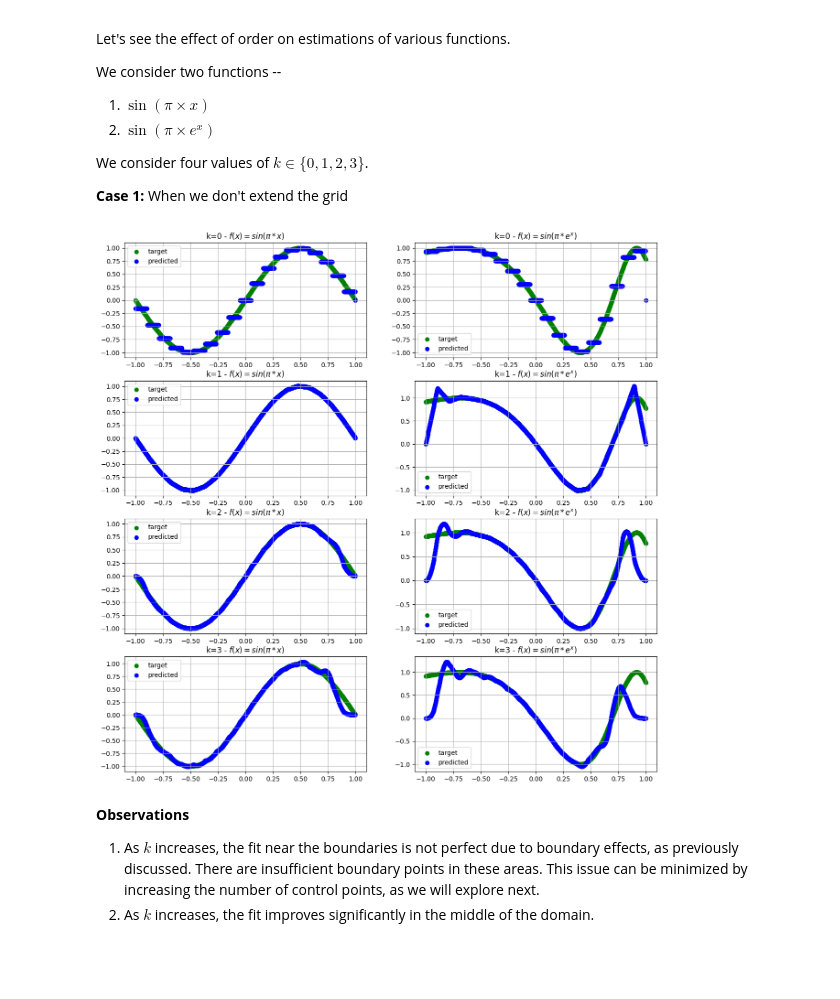
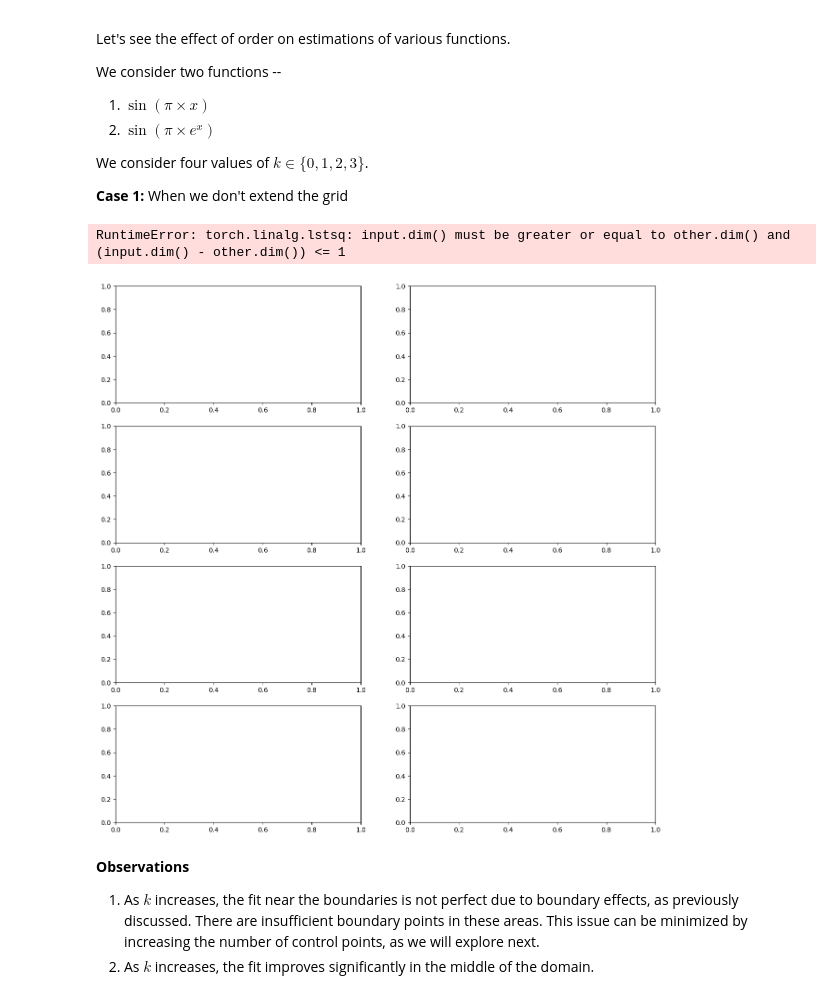
Before and after one commit to HsiuWen/SciML_PPP, a Jupyter notebook: KAN_Bsplines.ipynb, the cells around one changed output. Cells and saved outputs as stored; diff of their text form; code cells hidden in the pictures; blank space fills up the shorter version.

```diff
--- a/KAN_Bsplines.ipynb
+++ b/KAN_Bsplines.ipynb
@@ -222,22 +230,18 @@ def eval_basis_functions(x_eval, grid, k):
 # %%
 grid = torch.linspace(-1, 1, steps=10)
 x = torch.linspace(-1, 1, steps=1000) # we take the entire domain to plot the basis function as a function of x
-
-print(f"Grid: Shape:{grid.shape}, values:", grid)
-print(f"x: Shape:{x.shape}, values:", x[:5])
 
 # Reshape so that each x can be compared to each control point
 grid_ = grid.unsqueeze(dim=0)
 x_ = x.unsqueeze(dim=1)
 
+value1, grid_ex1 = eval_basis_functions(x_, grid_, k=0)
 
-value1 = eval_basis_functions(x_, grid_, k=0)
+value2,grid_ex2 = eval_basis_functions(x_, grid_, k=1)
 
-value2 = eval_basis_functions(x_, grid_, k=1)
+value3,grid_ex3 = eval_basis_functions(x_, grid_, k=2)
 
-value3 = eval_basis_functions(x_, grid_, k=2)
-
-value4 = eval_basis_functions(x_, grid_, k=3)
+value4,grid_ex4 = eval_basis_functions(x_, grid_, k=3)
 
 print(f"k=0, number of basis functions: {value1.shape[-1]}")
 print(f"k=1, number of basis functions: {value2.shape[-1]}")
@@ -310,51 +315,42 @@ x = torch.linspace(-1, 1, steps=1000) # we take the entire domain to plot the ba
 grid_ = grid.unsqueeze(dim=0)
 x_ = x.unsqueeze(dim=1)
 
-k = 0 # This gives us basis functions for order 0
-value1 = (x_ >= grid_[:,:-1]) * (x_ < grid_[:, 1:])
+value1, grid_ex1 = eval_basis_functions(x_, grid_, k=0, extend_on='false')
 
-k = 1 # This gives us basis functions for order 1
-value21 = (x_ - grid_[:, :-(k+1)]) / (grid_[:, 1:-k] - grid_[:, :-(k+1)]) * value1[:, :-1]
-value22 = (grid_[:, (k+1):] - x_) / (grid_[:, (k+1):] - grid_[:, 1:-k]) * value1[:, 1:]
-value2 = value21 + value22
+value2,grid_ex2 = eval_basis_functions(x_, grid_, k=1, extend_on='false')
 
-k = 2 # This gives us basis functions for order 2
-value31 = (x_ - grid_[:, :-(k+1)]) / (grid_[:, 1:-k] - grid_[:, :-(k+1)]) * value2[:, :-1]
-value32 = (grid_[:, (k+1):] - x_) / (grid_[:, (k+1):] - grid_[:, 1:-k]) * value2[:, 1:]
-value3 = value31 + value32
+value3,grid_ex3 = eval_basis_functions(x_, grid_, k=2, extend_on='false')
 
-k = 3 # This gives us basis functions for order 3
-value41 = (x_ - grid_[:, :-(k+1)]) / (grid_[:, 1:-k] - grid_[:, :-(k+1)]) * value3[:, :-1]
-value42 = (grid_[:, (k+1):] - x_) / (grid_[:, (k+1):] - grid_[:, 1:-k]) * value3[:, 1:]
-value4 = value41 + value42
+value4,grid_ex4 = eval_basis_functions(x_, grid_, k=3, extend_on='false')
 
 
 fns = []
 fns += [(lambda x: torch.sin(torch.pi * x), '$f(x) = sin(\pi*x)$')]
 fns += [(lambda x: torch.sin(torch.pi * torch.exp(x)), '$f(x) = sin(\pi*e^{x})$')]
 
 all_basis = [(value1 * 1.0, 'k=0'), (value2, 'k=1'), (value3, 'k=2'), (value4, 'k=3')]
 
 fig, axs = plt.subplots(ncols=len(fns), nrows=len(all_basis), figsize=(15, 15), dpi=100)
 
 for i in range(len(all_basis)):
     for j in range(len(fns)):
 
         ax = axs[i, j]
         value, label = all_basis[i]
         fn, fn_label = fns[j]
 
         coeff = torch.linalg.lstsq(value, fn(x)).solution # find the coefficients
         y_pred = torch.einsum('i, ji -> j', coeff, value) # use these coefficients to evaluate y
 
         ax.scatter(x, fn(x), color='green', label='target')
         ax.scatter(x, y_pred, color='blue', label="predicted")
 
         ax.grid()
         ax.set_title(f"{label} - {fn_label}")
         ax.legend()
 # %% [output]
+RuntimeError: torch.linalg.lstsq: input.dim() must be greater or equal to other.dim() and (input.dim() - other.dim()) <= 1
-[figure, old version]
+[figure, new version]
 # %% [markdown]
 **Observations**
 
```
Also changed, not shown: parts of 7 cells of this notebook.
